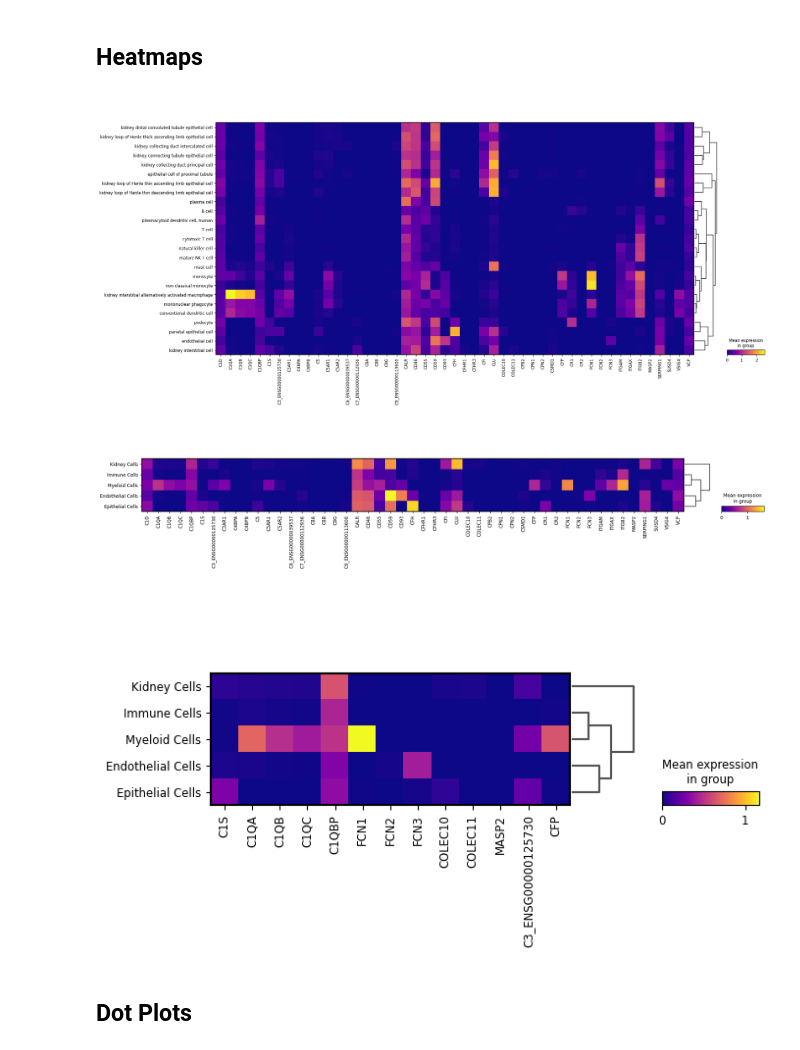
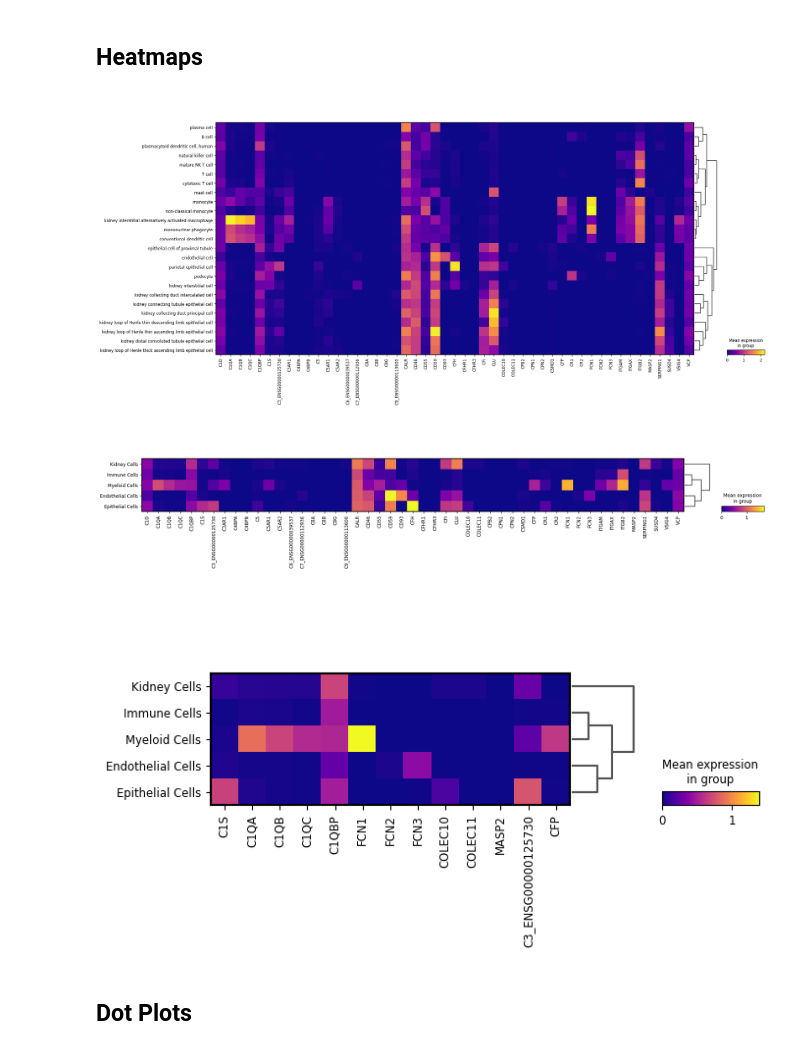
Before and after one commit to aumchampaneri/Biochemistry-BS, a Jupyter notebook: Human Kidney Atlas/Hs_AKF-Kidney_scRNA.ipynb, the cells around one changed output. Drawn from its saved outputs; the diff is of its cells as text; code cells hidden in the pictures.

Commit message:
Add kidney scRNA analysis notebook with preprocessing, visualization, and gene expression plotting

```diff
--- a/Human Kidney Atlas/Hs_AKF-Kidney_scRNA.ipynb
+++ b/Human Kidney Atlas/Hs_AKF-Kidney_scRNA.ipynb
@@ -14,10 +14,10 @@ scRNA_ckd_akf = sc.read_h5ad('/Users/aumchampaneri/Databases/Human_Nor-CKD-AKF_s
 # Filter Data for only Chronic Kidney Disease (CKD) Samples
 # %%
 # Subset the anndata object to only include Chronic Kidney Disease (CKD) samples
-scRNA_ckd = scRNA_ckd_akf[scRNA_ckd_akf.obs['disease'] == 'chronic kidney disease', :].copy()
+# scRNA_ckd = scRNA_ckd_akf[scRNA_ckd_akf.obs['disease'] == 'chronic kidney disease', :].copy()
 
 # # Subset the anndata object to only include Acute Kidney Failure (AKF) samples
-# scRNA_akf = scRNA_ckd_akf[scRNA_ckd_akf.obs['disease'] == 'acute kidney failure', :].copy()
+scRNA_akf = scRNA_ckd_akf[scRNA_ckd_akf.obs['disease'] == 'acute kidney failure', :].copy()
 # %% [markdown]
 # Preprocess Data and Quality Control
 # %%
@@ -25,9 +25,9 @@ scRNA_ckd = scRNA_ckd_akf[scRNA_ckd_akf.obs['disease'] == 'chronic kidney diseas
 
 # Basic filtering
 # Filter out cells that express fewer than 500 genes to remove low-quality cells, empty droplets, and debris.
-sc.pp.filter_cells(scRNA_ckd, min_genes=500, inplace=True)
+sc.pp.filter_cells(scRNA_akf, min_genes=500, inplace=True)
 # Filter out genes that are detected in fewer than 3 cells to eliminate technical noise and very rarely expressed genes.
-sc.pp.filter_genes(scRNA_ckd, min_cells=3, inplace=True)
+sc.pp.filter_genes(scRNA_akf, min_cells=3, inplace=True)
 
 '''
 Annotate the group of mitochondrial genes as 'mt'
@@ -47,14 +47,14 @@ Uncomment to see the plots
 
 # Normalize, log-transform, and scale the data
 # Normalize the total gene expression in each cell to a target sum of 10,000 to correct for differences in sequencing depth.
-sc.pp.normalize_total(scRNA_ckd, target_sum=1e4)
+sc.pp.normalize_total(scRNA_akf, target_sum=1e4)
 # Apply a natural logarithm transformation to the normalized data to stabilize variance and make expression values more comparable.
-sc.pp.log1p(scRNA_ckd)
+sc.pp.log1p(scRNA_akf)
 
 # Identify and plot highly-variable genes
 # Identify highly-variable genes based on their mean expression and dispersion.
-sc.pp.highly_variable_genes(scRNA_ckd, min_mean=0.0125, max_mean=3, min_disp=0.5)
+sc.pp.highly_variable_genes(scRNA_akf, min_mean=0.0125, max_mean=3, min_disp=0.5)
 # sc.pl.highly_variable_genes(normal)
 
 # Store the raw data before further processing
-scRNA_ckd.raw = scRNA_ckd.copy()
+scRNA_akf.raw = scRNA_akf.copy()
@@ -179,7 +181,7 @@ gene_keys = ['ENSG00000197223', 'ENSG00000173372', 'ENSG00000173369', 'ENSG00000
 ## Cell Type Dictionaries
 # %%
 # List all the cell types in the dataset
-cell_types = scRNA_ckd.obs['cell_type'].unique()
+cell_types = scRNA_akf.obs['cell_type'].unique()
 print("Cell Types:")
 for cell_type in cell_types:
     print(f"  {cell_type}")
@@ -200,12 +202,12 @@ cell_type_groups = {
 }
 
 # Map cell types to groups
-scRNA_ckd.obs['cell_type_group'] = 'Other'
+scRNA_akf.obs['cell_type_group'] = 'Other'
 for group, cell_types in cell_type_groups.items():
-    scRNA_ckd.obs.loc[scRNA_ckd.obs['cell_type'].isin(cell_types), 'cell_type_group'] = group
+    scRNA_akf.obs.loc[scRNA_akf.obs['cell_type'].isin(cell_types), 'cell_type_group'] = group
 
 # Check the new amount of cell types
-cell_type_groups = scRNA_ckd.obs['cell_type_group'].unique()
+cell_type_groups = scRNA_akf.obs['cell_type_group'].unique()
 print("Cell Type Groups:")
 for group in cell_type_groups:
     print(f"  {group}")
@@ -247,22 +249,22 @@ WARNING: saving figure to file figures/umap_cell_type_CKD.pdf
 # %%
 # Define the gene set for plotting
 # List of genes to remove
 genes_to_remove = ['C1R', 'C1RL', 'C2_ENSG00000166278', 'C4A', 'C4B', 'CFB', 'CFD', 'CFHR2', 'CFHR4', 'CFHR5', 'ITGAMX', 'MASP1', 'MASP3', 'MBL2']
 # Get the filtered gene list
 filtered_gene_list = filter_genes(gene_dict_names, genes_to_remove)
 
 # Plot the expression of complement genes as a matrix plot
-sc.pl.MatrixPlot(scRNA_ckd,
+sc.pl.MatrixPlot(scRNA_akf,
                  filtered_gene_list,
                  groupby='cell_type',
                  gene_symbols='feature_name',
                  use_raw=False,
                  log=False,
                  # title='Complement Genes Expression in Kidney Cells',
                  ).add_dendrogram(show=True, size=0.9).style(cmap='plasma', edge_color='none').show()
-# .savefig('matrixplot_aG-aC_CKD.pdf')
+# .savefig('matrixplot_aG-aC_AKF.pdf')
 # %% [output]
-[figure, old version]
+[figure, new version]
 # %%
 # Example list of genes to remove
 genes_to_remove = ['C1R', 'C1RL', 'C2_ENSG00000166278', 'C4A', 'C4B', 'CFB', 'CFD', 'CFHR2', 'CFHR4', 'CFHR5', 'ITGAMX', 'MASP1', 'MASP3', 'MBL2']
@@ -270,7 +272,7 @@ genes_to_remove = ['C1R', 'C1RL', 'C2_ENSG00000166278', 'C4A', 'C4B', 'CFB', 'CF
 filtered_gene_list = filter_genes(gene_dict_names, genes_to_remove)
 
 # Plot the expression of complement genes as a matrix plot only for cell_type_groups
-sc.pl.MatrixPlot(scRNA_ckd,
+sc.pl.MatrixPlot(scRNA_akf,
                  filtered_gene_list,
                  groupby='cell_type_group',
                  gene_symbols='feature_name',
@@ -278,15 +280,15 @@ sc.pl.MatrixPlot(scRNA_ckd,
                  log=False,
                  # title='Complement Genes Expression in Kidney Cells',
                  ).add_dendrogram(show=True, size=0.9).style(cmap='plasma', edge_color='none').show()
- # .savefig('matrixplot_aG-sC_CKD.pdf')
+ # .savefig('matrixplot_aG-sC_AKF.pdf')
 # %% [output]
-[figure, old version]
+[figure, new version]
 # %%
 # Define the gene set for plotting
 entry_pathway_comp = ['C1S','C1QA','C1QB','C1QC','C1QBP','FCN1','FCN2','FCN3','COLEC10','COLEC11','MASP2','C3_ENSG00000125730','CFP']
 
 # Plot the expression of complement genes as a matrix plot only for cell_type_groups
-sc.pl.MatrixPlot(scRNA_ckd,
+sc.pl.MatrixPlot(scRNA_akf,
                  entry_pathway_comp,
                  groupby='cell_type_group',
                  gene_symbols='feature_name',
@@ -294,9 +296,9 @@ sc.pl.MatrixPlot(scRNA_ckd,
                  log=False,
                  # title='Classical Pathway Components',
                  ).add_dendrogram(show=True, size=0.9).style(cmap='plasma', edge_color='none').show()
-# .savefig('matrixplot_sG-sC_CKD.pdf')
+# .savefig('matrixplot_sG-sC_AKF.pdf')
 # %% [output]
-[figure, old version]
+[figure, new version]
 # %% [markdown]
 ## Dot Plots
 # %%
```
Also changed, not shown: parts of 8 cells of this notebook, 1 other file.
